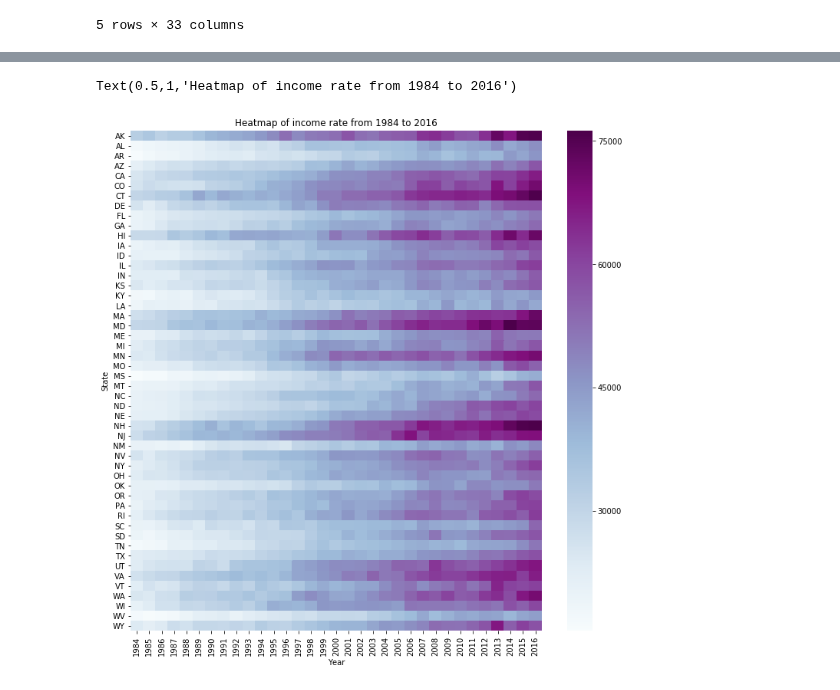
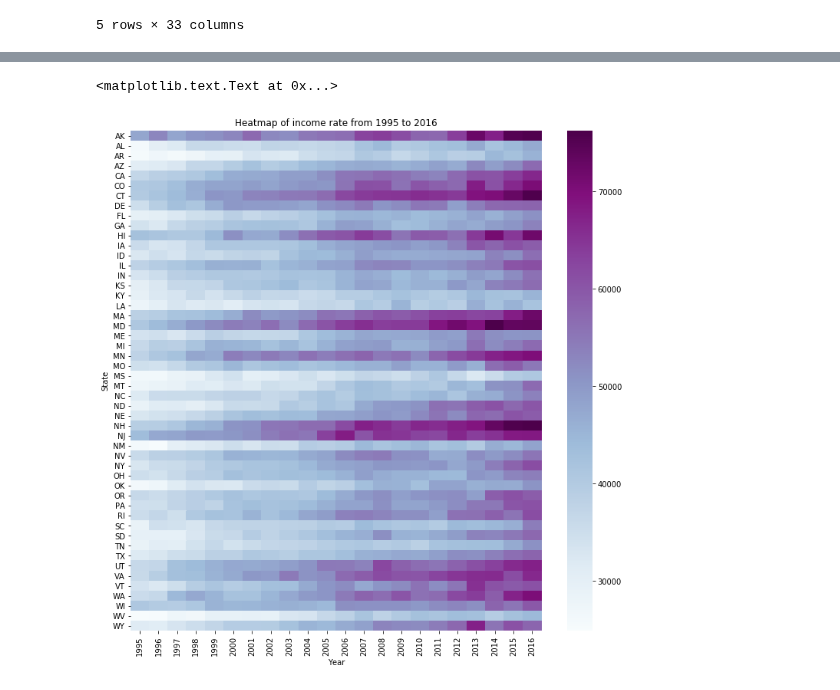
Before and after one commit to navbala/Crime-Rate-Predictor, a Jupyter notebook: heatmap_anjali/Income_heatmap.ipynb, the cells around one changed output, grey strips where cells are left out. Cells and saved outputs as stored; diff of their text form; code cells hidden in the pictures.

```diff
--- a/heatmap_anjali/Income_heatmap.ipynb
+++ b/heatmap_anjali/Income_heatmap.ipynb
@@ -7,7 +7,7 @@ import matplotlib as mpl
 import matplotlib.pyplot as plt
 %matplotlib inline
 # %%
-income_raw = pd.read_csv("formatted/median_income.csv")
+income_raw = pd.read_csv("../formatted/median_income.csv")
 income_raw.head()
 # %% [output]
 |  | State | 2016 | 2015 | 2014 | 2013 | 2012 | 2011 | 2010 | 2009 | 2008 | ... | ... |
@@ -51,3 +51,7 @@ income_matrix.head()
 | AZ | 21425 | 23877 | 25500 | 26749 | 26435 | 28552 | 29224 | 30737 | 29358 | 30510 | ... | ... |
 | CA | 25287 | 26981 | 29010 | 30146 | 30287 | 33009 | 33290 | 33664 | 34903 | 34073 | ... | ... |
 5 rows × 33 columns
+# %%
+# formatting df for only years 1995 - 2016
+income_matrix = income_matrix.drop(['1984','1985','1986','1987','1988','1989','1990','1991','1992','1993','1994'], axis=1)
+income_matrix.head()
@@ -54,9 +67,9 @@ income_matrix.head()
 # %%
 import seaborn as sns
 fig = plt.figure(figsize=(12,12))
 r = sns.heatmap(income_matrix, cmap='BuPu')
-r.set_title("Heatmap of income rate from 1984 to 2016")
+r.set_title("Heatmap of income rate from 1995 to 2016")
 # %% [output]
-Text(0.5,1,'Heatmap of income rate from 1984 to 2016')
+<matplotlib.text.Text at 0x...>
-[figure, old version]
+[figure, new version]
 # %%
```
Also changed, not shown: parts of 2 cells of this notebook, 5 other files.
